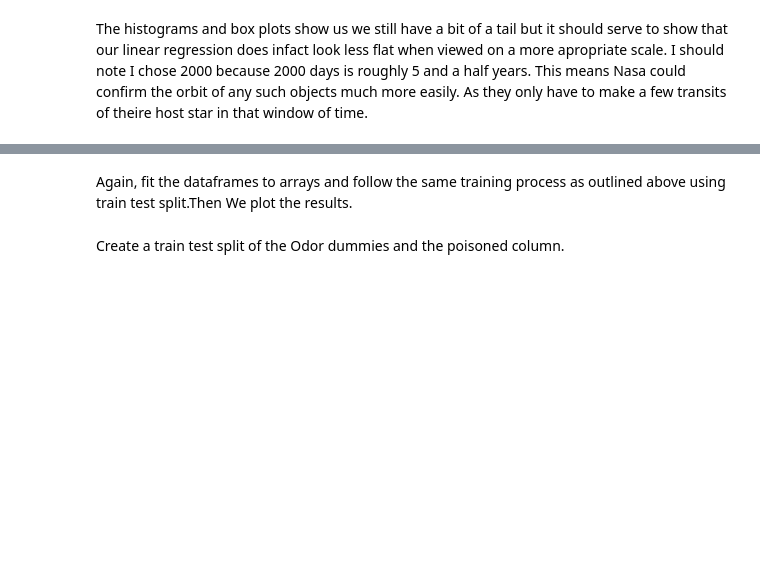
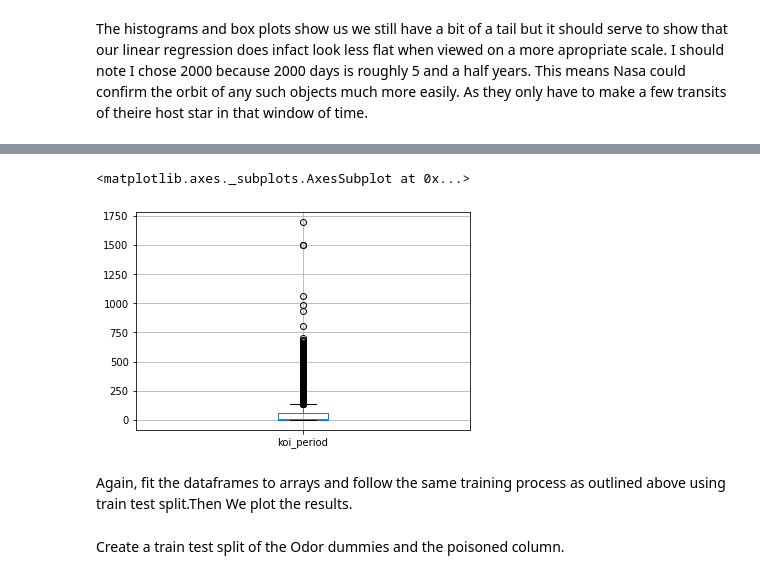
Before and after one commit to Danjstr/AIM-5001, a Jupyter notebook: D_Strauss_Final_Project.ipynb, the cells around one changed output, grey strips where cells are left out. Saved outputs shown, nothing was run; the diff lists cells and outputs as text; code cells hidden in the pictures; blank space fills up the shorter version.

```diff
--- a/D_Strauss_Final_Project.ipynb
+++ b/D_Strauss_Final_Project.ipynb
@@ -736,2 +793,8 @@ array([[<matplotlib.axes._subplots.AxesSubplot object at 0x...>]],
+# %%
+#Show the spread of the #Show the spread of the Kepler Object of Intrest orbits using a boxplot
+df12.boxplot()
+# %% [output]
+<matplotlib.axes._subplots.AxesSubplot at 0x...>
+[figure, added]
 # %% [markdown]
 Again, fit  the dataframes to arrays and follow the same training process as outlined above using train test split.Then We plot the results.
```
Also changed, not shown: parts of 112 cells of this notebook.
